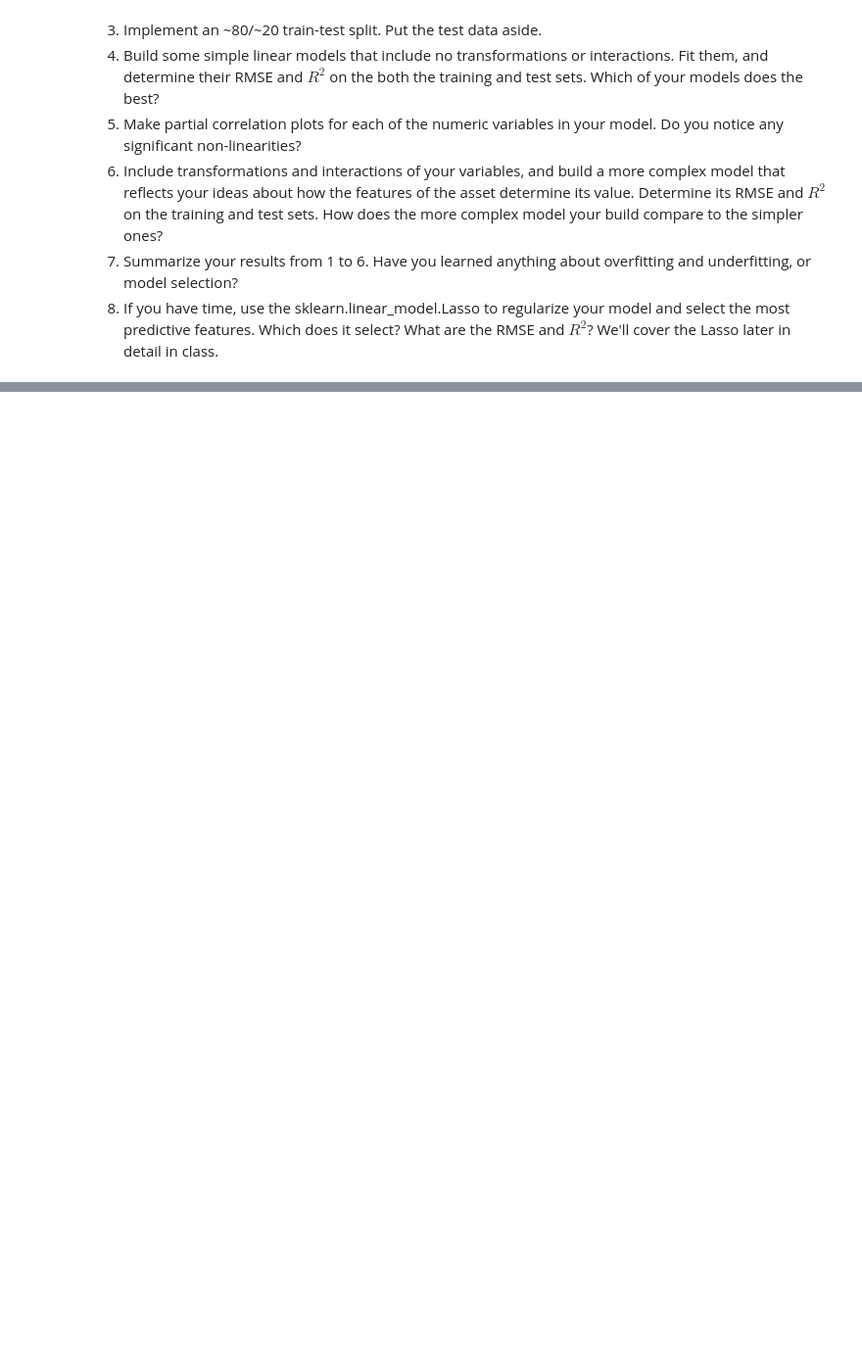
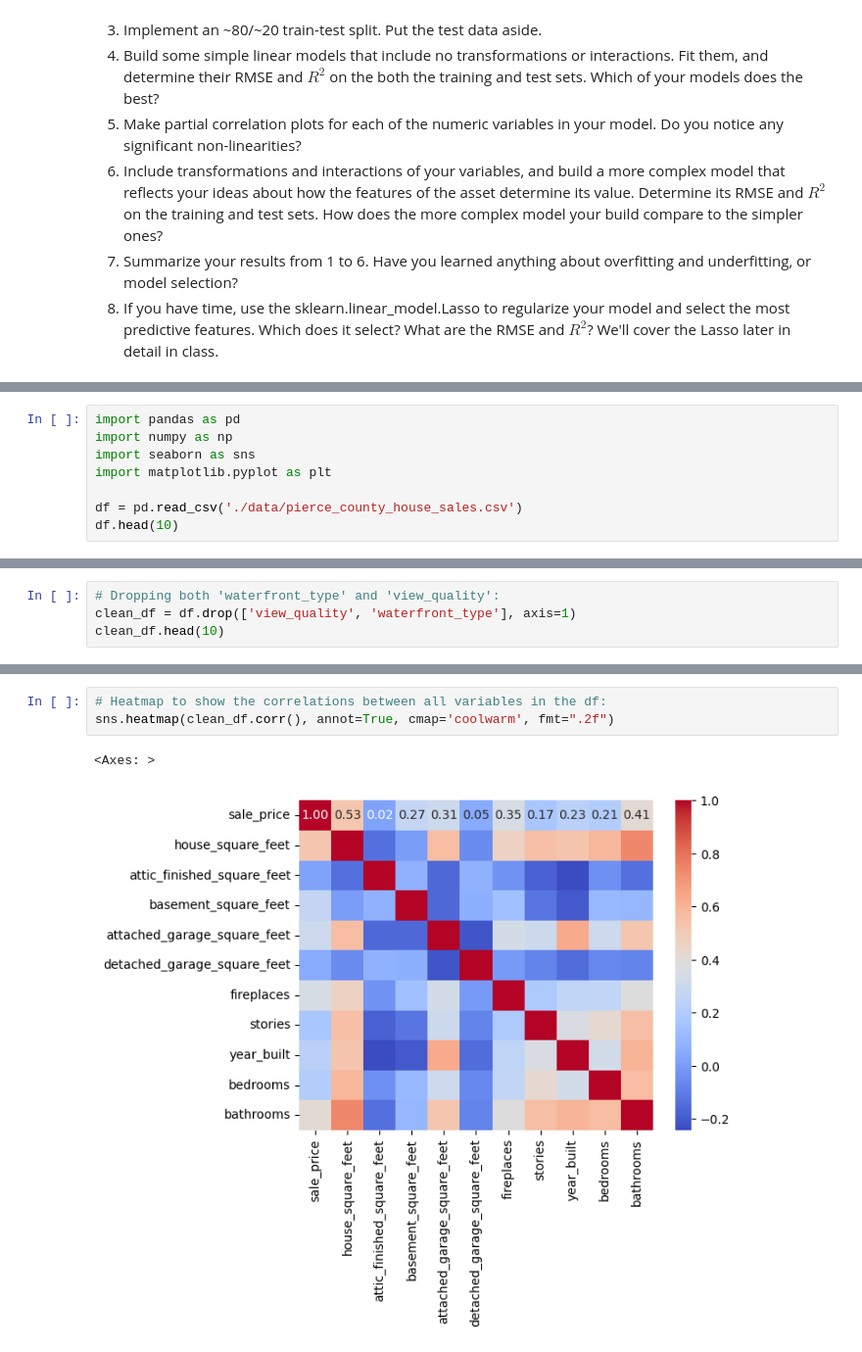
Before and after one commit to yuthimreddy/hw07_linearModels, a Jupyter notebook: lab/lab_notebook_applied.ipynb, the cells around one changed output, grey strips where cells are left out. Shown at 98% size. Saved outputs shown, nothing was run; the diff lists cells and outputs as text; blank space fills up the shorter version.

```diff
--- a/lab/lab_notebook_applied.ipynb
+++ b/lab/lab_notebook_applied.ipynb
@@ -15,0 +18,8 @@ In the lab folder, there are three options: housing prices in pierce_county_hous
+# %%
+import pandas as pd
+import numpy as np
+import seaborn as sns
+import matplotlib.pyplot as plt
+
+df = pd.read_csv('./data/pierce_county_house_sales.csv')
+df.head(10)
@@ -15,0 +68,4 @@ In the lab folder, there are three options: housing prices in pierce_county_hous
+# %%
+# Dropping both 'waterfront_type' and 'view_quality':
+clean_df = df.drop(['view_quality', 'waterfront_type'], axis=1)
+clean_df.head(10)
@@ -15,0 +84,6 @@ In the lab folder, there are three options: housing prices in pierce_county_hous
+# %%
+# Heatmap to show the correlations between all variables in the df:
+sns.heatmap(clean_df.corr(), annot=True, cmap='coolwarm', fmt=".2f")
+# %% [output]
+<Axes: >
+[figure, added]
```
Also changed, not shown: parts of 22 cells of this notebook.
